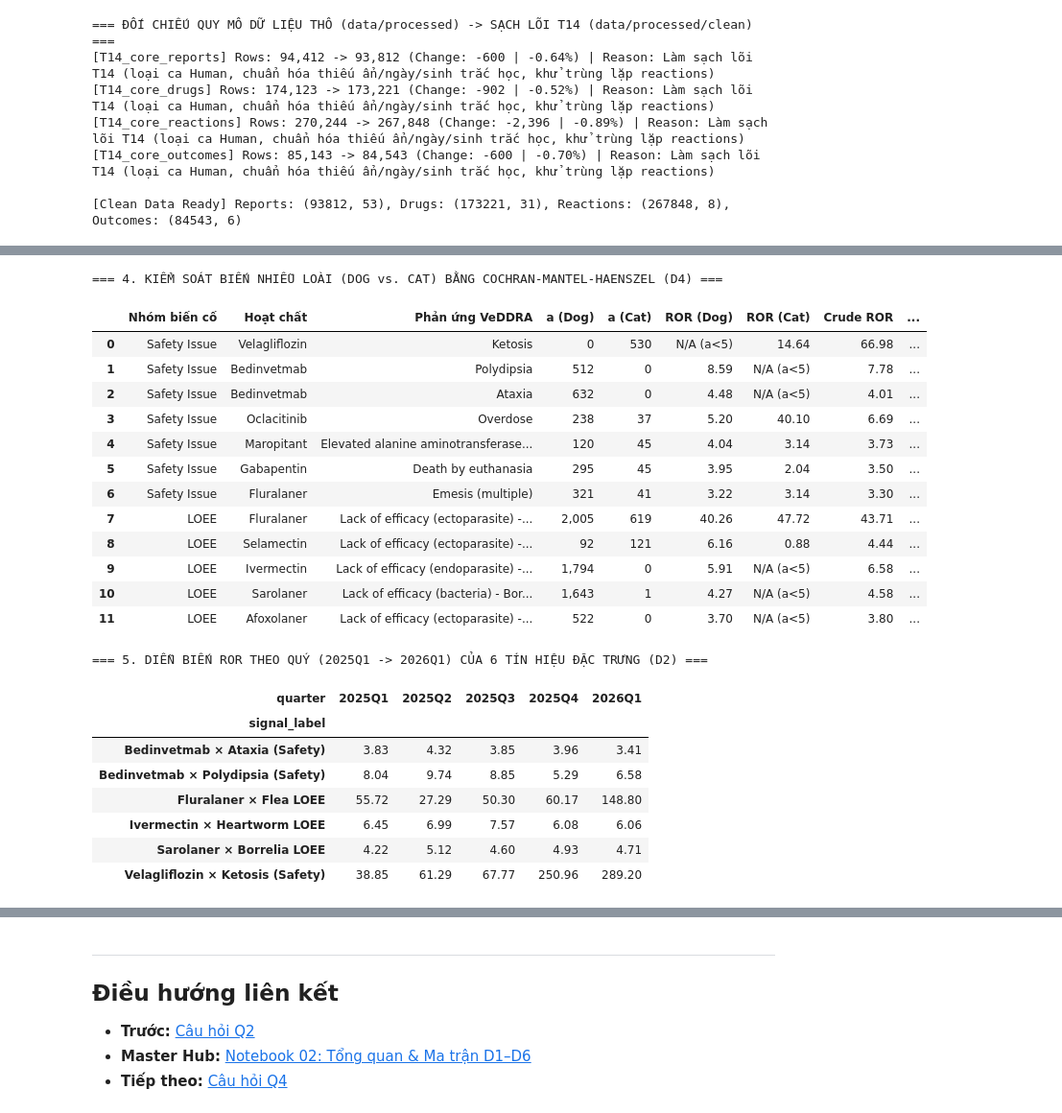
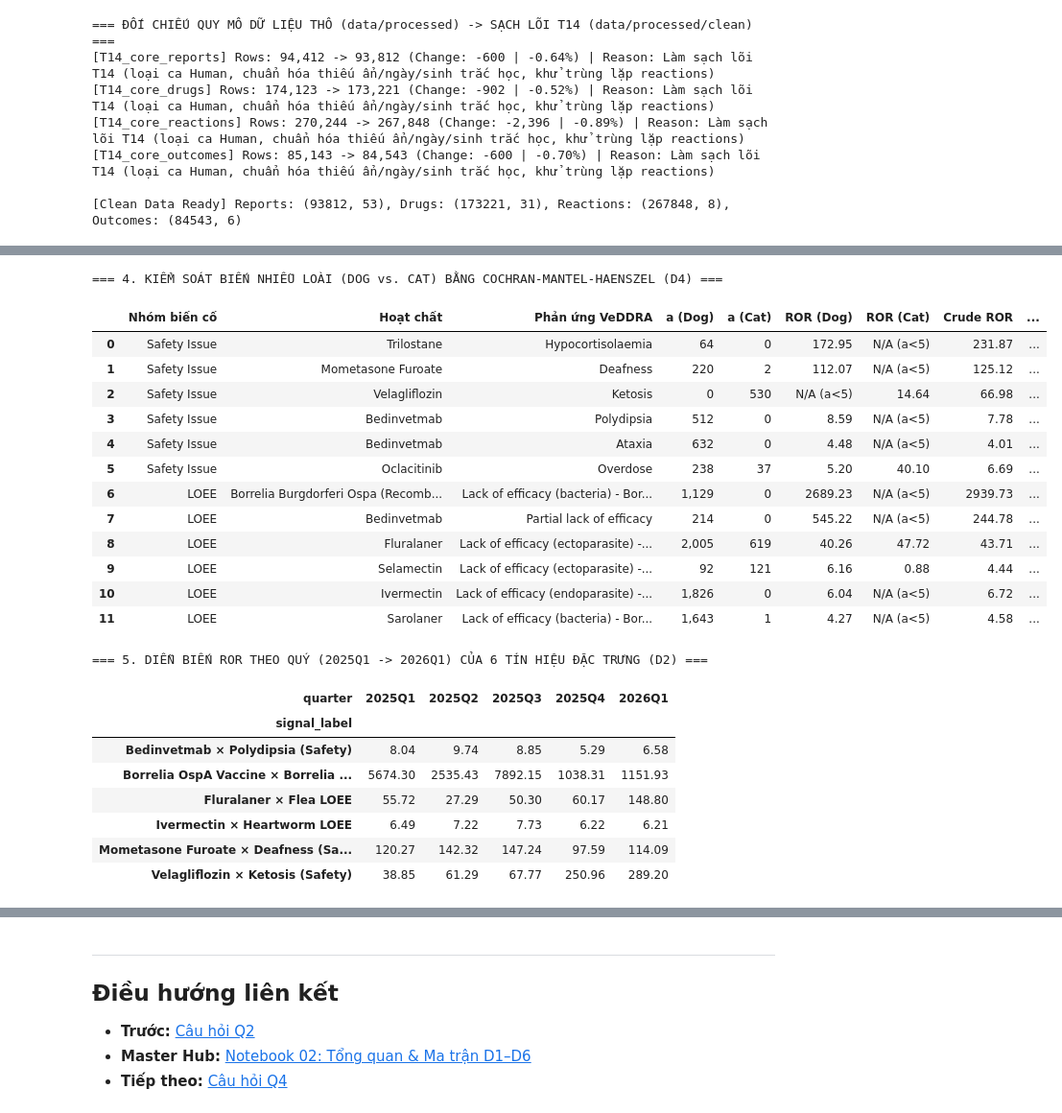
Before and after one commit to LeoTkiet/Prg4DS-G3, a Jupyter notebook: notebooks/02_q3_analysis.ipynb, the cells around one changed output, grey strips where cells are left out. Shown at 96% size. Saved outputs shown, nothing was run; the diff lists cells and outputs as text; code cells hidden in the pictures.

```diff
--- a/notebooks/02_q3_analysis.ipynb
+++ b/notebooks/02_q3_analysis.ipynb
@@ -553,9 +624,9 @@ def compute_mantel_haenszel_species(
             + H_term / (2.0 * (den_mh ** 2))
         )
         se_mh = np.sqrt(max(var_ln_mh, 1e-12))
-        mh_low = np.exp(np.log(ror_mh) - 1.96 * se_mh)
-        mh_high = np.exp(np.log(ror_mh) + 1.96 * se_mh)
-        pct_change = (ror_mh - crude_ror) / crude_ror * 100.0
+        mh_low = np.exp(np.log(ror_mh) - 1.96 * se_mh) if pd.notna(ror_mh) and ror_mh > 0 else np.nan
+        mh_high = np.exp(np.log(ror_mh) + 1.96 * se_mh) if pd.notna(ror_mh) and ror_mh > 0 else np.nan
+        pct_change = (ror_mh - crude_ror) / crude_ror * 100.0 if pd.notna(ror_mh) else np.nan
 
         out_rows.append({
             "Nhóm biến cố": label_cat,
@@ -574,18 +645,18 @@ def compute_mantel_haenszel_species(
     return pd.DataFrame(out_rows)
 
 key_pairs_d4 = [
+    ("Safety Issue", "Trilostane", "Hypocortisolaemia"),
+    ("Safety Issue", "Mometasone Furoate", "Deafness"),
     ("Safety Issue", "Velagliflozin", "Ketosis"),
     ("Safety Issue", "Bedinvetmab", "Polydipsia"),
     ("Safety Issue", "Bedinvetmab", "Ataxia"),
     ("Safety Issue", "Oclacitinib", "Overdose"),
-    ("Safety Issue", "Maropitant", "Elevated alanine aminotransferase (ALT)"),
-    ("Safety Issue", "Gabapentin", "Death by euthanasia"),
-    ("Safety Issue", "Fluralaner", "Emesis (multiple)"),
+    ("LOEE", "Borrelia Burgdorferi Ospa (Recombinant E. Coli)", "Lack of efficacy (bacteria) - Borrelia"),
+    ("LOEE", "Bedinvetmab", "Partial lack of efficacy"),
     ("LOEE", "Fluralaner", "Lack of efficacy (ectoparasite) - flea"),
     ("LOEE", "Selamectin", "Lack of efficacy (ectoparasite) - flea"),
     ("LOEE", "Ivermectin", "Lack of efficacy (endoparasite) - heartworm"),
     ("LOEE", "Sarolaner", "Lack of efficacy (bacteria) - Borrelia"),
-    ("LOEE", "Afoxolaner", "Lack of efficacy (ectoparasite) - tick NOS"),
 ]
 
 mh_results = []
@@ -615,7 +686,7 @@ rep_5q["event_category"] = rep_5q["type_of_information"].map(classify_event_cate
 drg_5q_valid = drugs.dropna(subset=["active_ingredients_clean"]).copy()
 drg_5q_exp = (
     drg_5q_valid[[KEY, "active_ingredients_clean"]]
-    .assign(raw_token=lambda d: d["active_ingredients_clean"].str.replace("\xa0", " ").str.split(r"[;,/]"))
+    .assign(raw_token=lambda d: d["active_ingredients_clean"].str.replace("\xa0", " ").str.split(r"[;,/+]"))
     .explode("raw_token")
 )
 drg_5q_exp["ingredient"] = drg_5q_exp["raw_token"].map(canonicalize_ingredient)
@@ -623,12 +694,12 @@ rep_ing_5q = drg_5q_exp[drg_5q_exp["ingredient"].str.len() > 2][[KEY, "ingredien
 rep_rea_5q = reactions[[KEY, "veddra_term_name"]].dropna().drop_duplicates()
 
 tracked_signals = [
+    ("Safety Issue", "Mometasone Furoate", "Deafness", "Mometasone Furoate × Deafness (Safety)"),
     ("Safety Issue", "Velagliflozin", "Ketosis", "Velagliflozin × Ketosis (Safety)"),
     ("Safety Issue", "Bedinvetmab", "Polydipsia", "Bedinvetmab × Polydipsia (Safety)"),
-    ("Safety Issue", "Bedinvetmab", "Ataxia", "Bedinvetmab × Ataxia (Safety)"),
+    ("Lack Of Expected Effectiveness", "Borrelia Burgdorferi Ospa (Recombinant E. Coli)", "Lack of efficacy (bacteria) - Borrelia", "Borrelia OspA Vaccine × Borrelia LOEE"),
     ("Lack Of Expected Effectiveness", "Fluralaner", "Lack of efficacy (ectoparasite) - flea", "Fluralaner × Flea LOEE"),
     ("Lack Of Expected Effectiveness", "Ivermectin", "Lack of efficacy (endoparasite) - heartworm", "Ivermectin × Heartworm LOEE"),
-    ("Lack Of Expected Effectiveness", "Sarolaner", "Lack of efficacy (bacteria) - Borrelia", "Sarolaner × Borrelia LOEE"),
 ]
 
 q_trend_rows = []
@@ -637,53 +708,53 @@ for q_code in ("2025q1", "2025q2", "2025q3", "2025q4", "2026q1"):
         q_ids = set(rep_5q.loc[(rep_5q["quarter"] == q_code) & (rep_5q["event_category"] == cat_name), KEY])
         e_q = set(rep_ing_5q.loc[rep_ing_5q[KEY].isin(q_ids) & (rep_ing_5q["ingredient"] == ing_name), KEY])
         r_q = set(rep_rea_5q.loc[rep_rea_5q[KEY].isin(q_ids) & (rep_rea_5q["veddra_term_name"] == rea_name), KEY])
         valid_q = set(rep_ing_5q.loc[rep_ing_5q[KEY].isin(q_ids), KEY]) & set(rep_rea_5q.loc[rep_rea_5q[KEY].isin(q_ids), KEY])
         e_q &= valid_q
         r_q &= valid_q
         N_q = len(valid_q)
         a_q = len(e_q & r_q)
         b_q = len(e_q - r_q)
         c_q = len(r_q - e_q)
         d_q = N_q - a_q - b_q - c_q
         aq, bq, cq, dq = (a_q + 0.5, b_q + 0.5, c_q + 0.5, d_q + 0.5) if min(a_q, b_q, c_q, d_q) == 0 else (float(a_q), float(b_q), float(c_q), float(d_q))
         ror_q = (aq * dq) / (bq * cq)
         se_q = np.sqrt(1.0 / aq + 1.0 / bq + 1.0 / cq + 1.0 / dq)
         q_trend_rows.append({
             "quarter": q_code.upper(),
             "signal_label": short_lbl,
             "a": a_q,
             "ROR": ror_q,
             "CI_low": np.exp(np.log(ror_q) - 1.96 * se_q),
             "CI_high": np.exp(np.log(ror_q) + 1.96 * se_q),
         })
 
 q3_temporal_df = pd.DataFrame(q_trend_rows)
 q3_pivot_time = q3_temporal_df.pivot(index="signal_label", columns="quarter", values="ROR")
 print("\n=== 5. DIỄN BIẾN ROR THEO QUÝ (2025Q1 -> 2026Q1) CỦA 6 TÍN HIỆU ĐẶC TRƯNG (D2) ===")
 display(q3_pivot_time.style.format("{:.2f}"))
 # %% [output]
 === 4. KIỂM SOÁT BIẾN NHIỄU LOÀI (DOG vs. CAT) BẰNG COCHRAN-MANTEL-HAENSZEL (D4) ===
 |  | Nhóm biến cố | Hoạt chất | Phản ứng VeDDRA | a (Dog) | a (Cat) | ROR (Dog) | ROR (Cat) | Crude ROR | ... |
-| 0 | Safety Issue | Velagliflozin | Ketosis | 0 | 530 | N/A (a<5) | 14.64 | 66.98 | ... |
-| 1 | Safety Issue | Bedinvetmab | Polydipsia | 512 | 0 | 8.59 | N/A (a<5) | 7.78 | ... |
-| 2 | Safety Issue | Bedinvetmab | Ataxia | 632 | 0 | 4.48 | N/A (a<5) | 4.01 | ... |
-| 3 | Safety Issue | Oclacitinib | Overdose | 238 | 37 | 5.20 | 40.10 | 6.69 | ... |
-| 4 | Safety Issue | Maropitant | Elevated alanine aminotransferase... | 120 | 45 | 4.04 | 3.14 | 3.73 | ... |
-| 5 | Safety Issue | Gabapentin | Death by euthanasia | 295 | 45 | 3.95 | 2.04 | 3.50 | ... |
-| 6 | Safety Issue | Fluralaner | Emesis (multiple) | 321 | 41 | 3.22 | 3.14 | 3.30 | ... |
-| 7 | LOEE | Fluralaner | Lack of efficacy (ectoparasite) -... | 2,005 | 619 | 40.26 | 47.72 | 43.71 | ... |
-| 8 | LOEE | Selamectin | Lack of efficacy (ectoparasite) -... | 92 | 121 | 6.16 | 0.88 | 4.44 | ... |
-| 9 | LOEE | Ivermectin | Lack of efficacy (endoparasite) -... | 1,794 | 0 | 5.91 | N/A (a<5) | 6.58 | ... |
-| 10 | LOEE | Sarolaner | Lack of efficacy (bacteria) - Bor... | 1,643 | 1 | 4.27 | N/A (a<5) | 4.58 | ... |
-| 11 | LOEE | Afoxolaner | Lack of efficacy (ectoparasite) -... | 522 | 0 | 3.70 | N/A (a<5) | 3.80 | ... |
+| 0 | Safety Issue | Trilostane | Hypocortisolaemia | 64 | 0 | 172.95 | N/A (a<5) | 231.87 | ... |
+| 1 | Safety Issue | Mometasone Furoate | Deafness | 220 | 2 | 112.07 | N/A (a<5) | 125.12 | ... |
+| 2 | Safety Issue | Velagliflozin | Ketosis | 0 | 530 | N/A (a<5) | 14.64 | 66.98 | ... |
+| 3 | Safety Issue | Bedinvetmab | Polydipsia | 512 | 0 | 8.59 | N/A (a<5) | 7.78 | ... |
+| 4 | Safety Issue | Bedinvetmab | Ataxia | 632 | 0 | 4.48 | N/A (a<5) | 4.01 | ... |
+| 5 | Safety Issue | Oclacitinib | Overdose | 238 | 37 | 5.20 | 40.10 | 6.69 | ... |
+| 6 | LOEE | Borrelia Burgdorferi Ospa (Recomb... | Lack of efficacy (bacteria) - Bor... | 1,129 | 0 | 2689.23 | N/A (a<5) | 2939.73 | ... |
+| 7 | LOEE | Bedinvetmab | Partial lack of efficacy | 214 | 0 | 545.22 | N/A (a<5) | 244.78 | ... |
+| 8 | LOEE | Fluralaner | Lack of efficacy (ectoparasite) -... | 2,005 | 619 | 40.26 | 47.72 | 43.71 | ... |
+| 9 | LOEE | Selamectin | Lack of efficacy (ectoparasite) -... | 92 | 121 | 6.16 | 0.88 | 4.44 | ... |
+| 10 | LOEE | Ivermectin | Lack of efficacy (endoparasite) -... | 1,826 | 0 | 6.04 | N/A (a<5) | 6.72 | ... |
+| 11 | LOEE | Sarolaner | Lack of efficacy (bacteria) - Bor... | 1,643 | 1 | 4.27 | N/A (a<5) | 4.58 | ... |
 === 5. DIỄN BIẾN ROR THEO QUÝ (2025Q1 -> 2026Q1) CỦA 6 TÍN HIỆU ĐẶC TRƯNG (D2) ===
 | quarter | 2025Q1 | 2025Q2 | 2025Q3 | 2025Q4 | 2026Q1 |
 | signal_label |  |  |  |  |  |
-| Bedinvetmab × Ataxia (Safety) | 3.83 | 4.32 | 3.85 | 3.96 | 3.41 |
 | Bedinvetmab × Polydipsia (Safety) | 8.04 | 9.74 | 8.85 | 5.29 | 6.58 |
+| Borrelia OspA Vaccine × Borrelia ... | 5674.30 | 2535.43 | 7892.15 | 1038.31 | 1151.93 |
 | Fluralaner × Flea LOEE | 55.72 | 27.29 | 50.30 | 60.17 | 148.80 |
-| Ivermectin × Heartworm LOEE | 6.45 | 6.99 | 7.57 | 6.08 | 6.06 |
-| Sarolaner × Borrelia LOEE | 4.22 | 5.12 | 4.60 | 4.93 | 4.71 |
+| Ivermectin × Heartworm LOEE | 6.49 | 7.22 | 7.73 | 6.22 | 6.21 |
+| Mometasone Furoate × Deafness (Sa... | 120.27 | 142.32 | 147.24 | 97.59 | 114.09 |
 | Velagliflozin × Ketosis (Safety) | 38.85 | 61.29 | 67.77 | 250.96 | 289.20 |
 # %% [markdown]
 ### 3. Kết quả và Trực quan hóa
```
Also changed, not shown: parts of 11 cells of this notebook, 2 other files.
